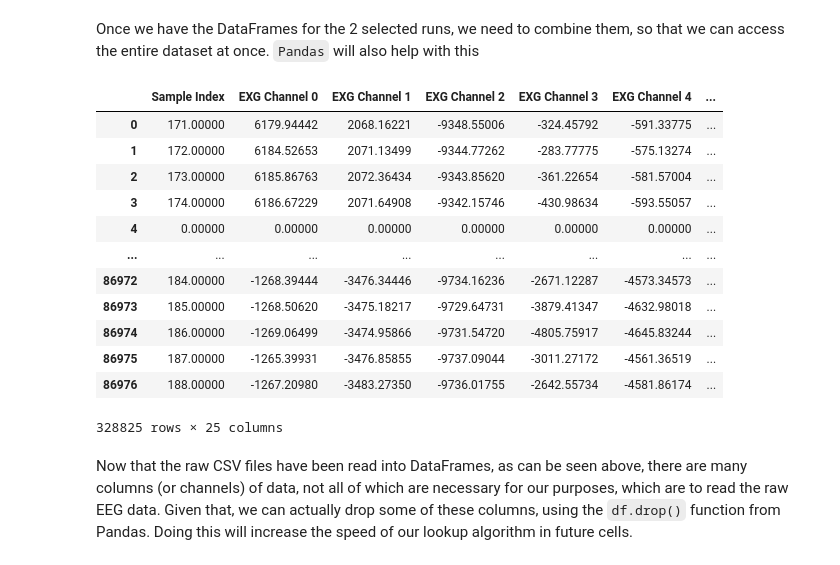
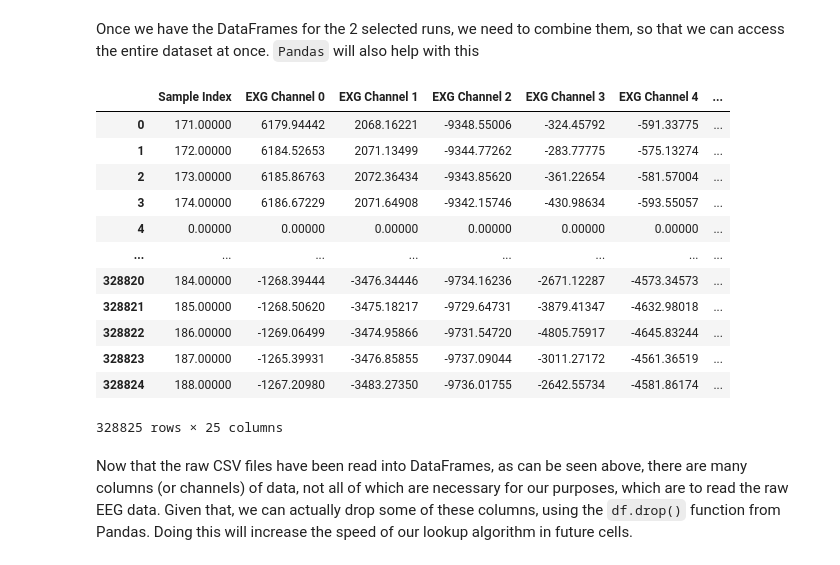
Before and after one commit to Carly-Freedman/Final-Project-Cogs-189, a Jupyter notebook: DataWrangling.ipynb, the cells around one changed output. Drawn from its saved outputs; the diff is of its cells as text; code cells hidden in the pictures.

```diff
--- a/DataWrangling.ipynb
+++ b/DataWrangling.ipynb
@@ -23,25 +23,25 @@ pd.set_option('display.float_format', lambda x: '%.5f' % x)
 # %%
 # Read run4.csv into Pandas DataFrame
 run_3 = pd.read_csv(r'dataset/run3.csv')
 run_4 = pd.read_csv(r'dataset/run4.csv')
 run_5 = pd.read_csv(r'dataset/run5.csv')
 
-eeg_data = pd.concat([run_4, run_5])
+eeg_data = pd.concat([run_4, run_5]).reset_index(drop=True)
 
 eeg_data
 # %% [output]
 |  | Sample Index | EXG Channel 0 | EXG Channel 1 | EXG Channel 2 | EXG Channel 3 | EXG Channel 4 | ... |
 | 0 | 171.00000 | 6179.94442 | 2068.16221 | -9348.55006 | -324.45792 | -591.33775 | ... |
 | 1 | 172.00000 | 6184.52653 | 2071.13499 | -9344.77262 | -283.77775 | -575.13274 | ... |
 | 2 | 173.00000 | 6185.86763 | 2072.36434 | -9343.85620 | -361.22654 | -581.57004 | ... |
 | 3 | 174.00000 | 6186.67229 | 2071.64908 | -9342.15746 | -430.98634 | -593.55057 | ... |
 | 4 | 0.00000 | 0.00000 | 0.00000 | 0.00000 | 0.00000 | 0.00000 | ... |
 | ... | ... | ... | ... | ... | ... | ... | ... |
-| 86972 | 184.00000 | -1268.39444 | -3476.34446 | -9734.16236 | -2671.12287 | -4573.34573 | ... |
-| 86973 | 185.00000 | -1268.50620 | -3475.18217 | -9729.64731 | -3879.41347 | -4632.98018 | ... |
-| 86974 | 186.00000 | -1269.06499 | -3474.95866 | -9731.54720 | -4805.75917 | -4645.83244 | ... |
-| 86975 | 187.00000 | -1265.39931 | -3476.85855 | -9737.09044 | -3011.27172 | -4561.36519 | ... |
-| 86976 | 188.00000 | -1267.20980 | -3483.27350 | -9736.01755 | -2642.55734 | -4581.86174 | ... |
+| 328820 | 184.00000 | -1268.39444 | -3476.34446 | -9734.16236 | -2671.12287 | -4573.34573 | ... |
+| 328821 | 185.00000 | -1268.50620 | -3475.18217 | -9729.64731 | -3879.41347 | -4632.98018 | ... |
+| 328822 | 186.00000 | -1269.06499 | -3474.95866 | -9731.54720 | -4805.75917 | -4645.83244 | ... |
+| 328823 | 187.00000 | -1265.39931 | -3476.85855 | -9737.09044 | -3011.27172 | -4561.36519 | ... |
+| 328824 | 188.00000 | -1267.20980 | -3483.27350 | -9736.01755 | -2642.55734 | -4581.86174 | ... |
 328825 rows × 25 columns
 # %% [markdown]
 Now that the raw CSV files have been read into DataFrames, as can be seen above, there are many columns (or channels) of data, not all of which are necessary for our purposes, which are to read the raw EEG data. Given that, we can actually drop some of these columns, using the `df.drop()` function from Pandas. Doing this will increase the speed of our lookup algorithm in future cells.
```
Also changed, not shown: parts of 11 cells of this notebook, 2 other files.
